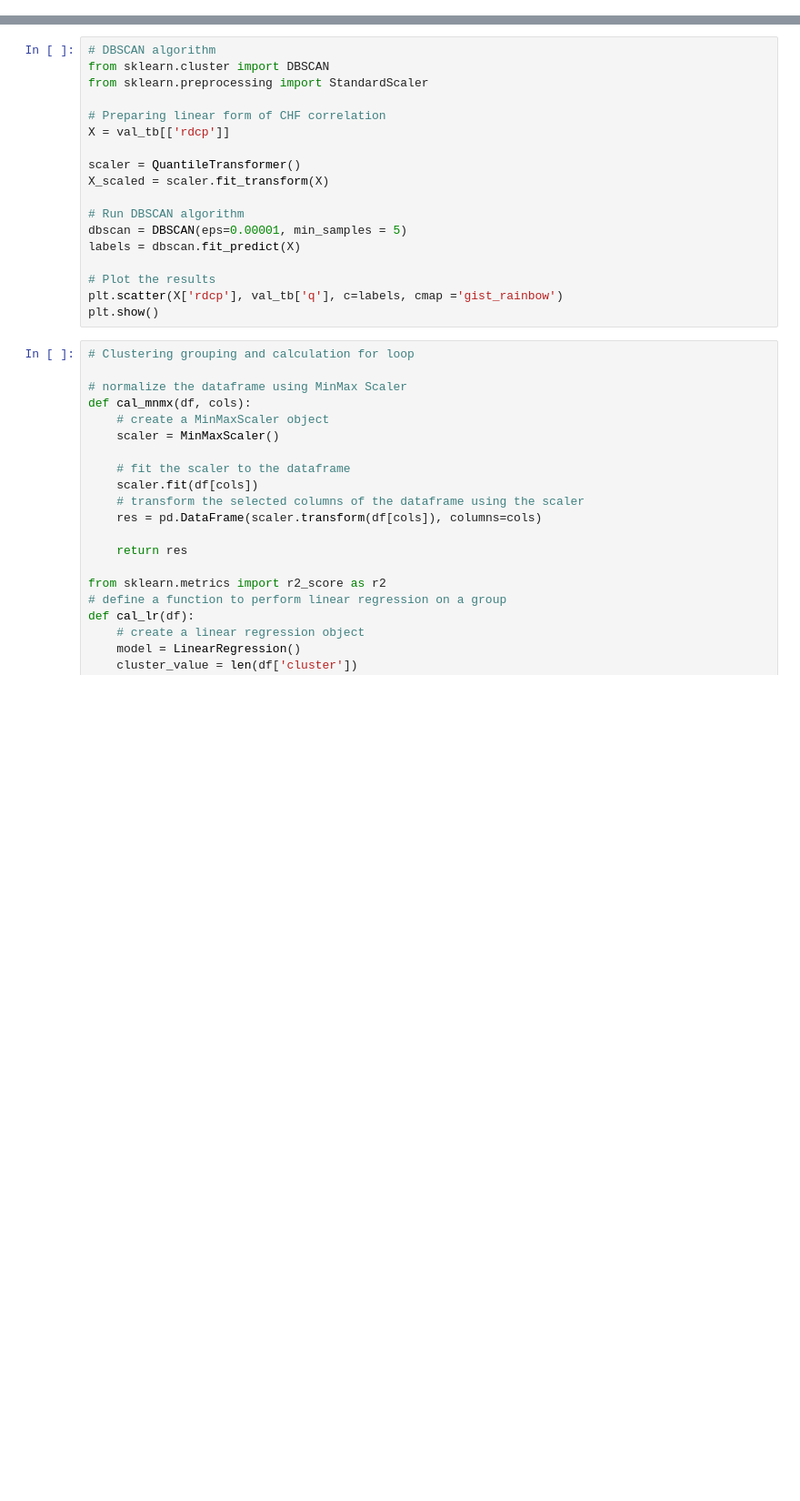
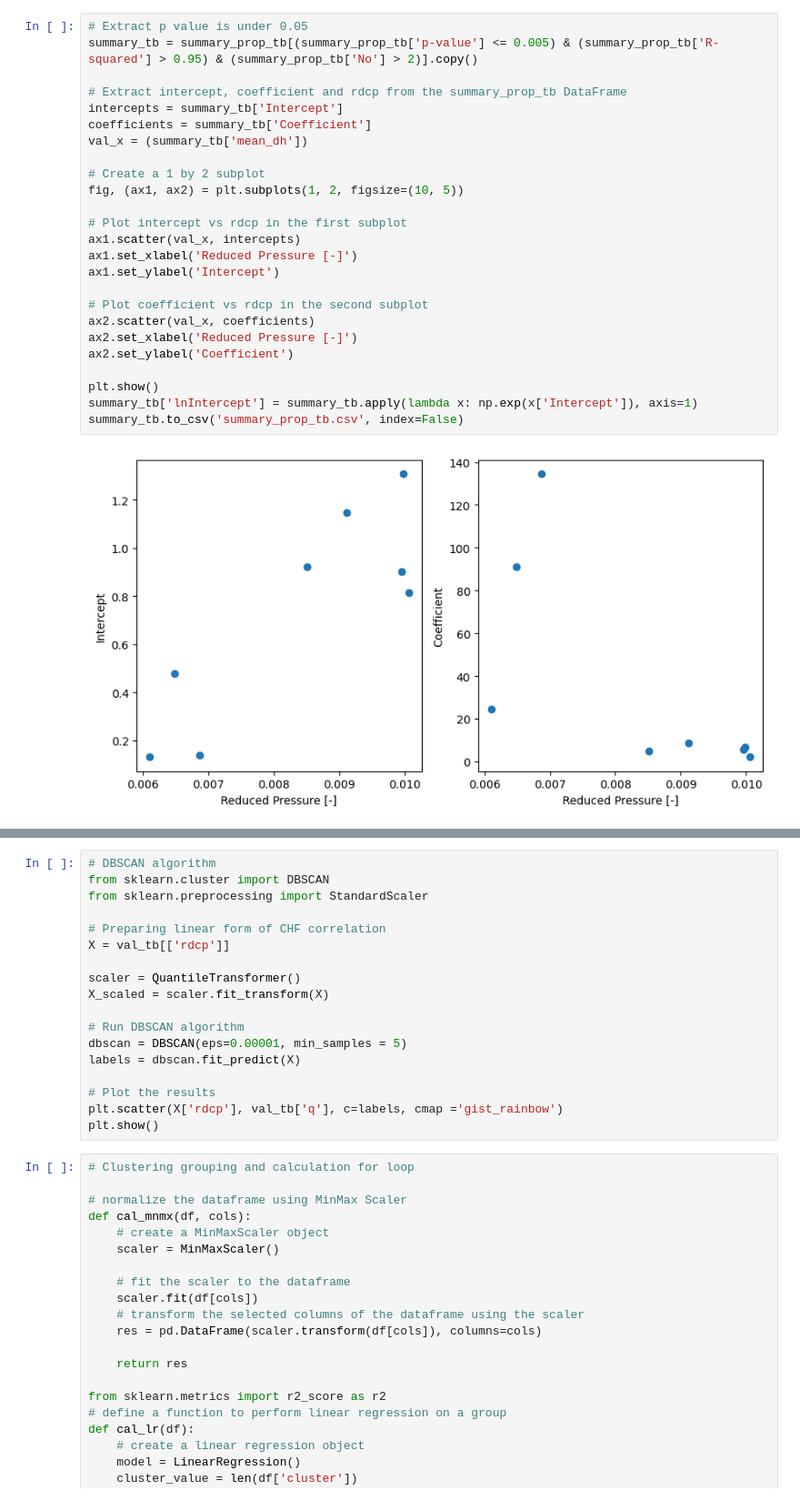
Before and after one commit to lemeap/rsrchCHF, a Jupyter notebook: Analysis.ipynb, the cells around one changed output, grey strips where cells are left out. Shown at 91% size. Saved outputs shown, nothing was run; the diff lists cells and outputs as text; blank space fills up the shorter version.

```diff
--- a/Analysis.ipynb
+++ b/Analysis.ipynb
@@ -102,0 +328,27 @@ prop_tb['vf_alpha'] = prop_tb.apply(lambda x: 1/(1+x['param']+x['kpa']*x['org_xo
+# %%
+# Extract p value is under 0.05
+summary_tb = summary_prop_tb[(summary_prop_tb['p-value'] <= 0.005) & (summary_prop_tb['R-squared'] > 0.95) & (summary_prop_tb['No'] > 2)].copy()
+
+# Extract intercept, coefficient and rdcp from the summary_prop_tb DataFrame
+intercepts = summary_tb['Intercept']
+coefficients = summary_tb['Coefficient']
+val_x = (summary_tb['mean_dh'])
+
+# Create a 1 by 2 subplot
+fig, (ax1, ax2) = plt.subplots(1, 2, figsize=(10, 5))
+
+# Plot intercept vs rdcp in the first subplot
+ax1.scatter(val_x, intercepts)
+ax1.set_xlabel('Reduced Pressure [-]')
+ax1.set_ylabel('Intercept')
+
+# Plot coefficient vs rdcp in the second subplot
+ax2.scatter(val_x, coefficients)
+ax2.set_xlabel('Reduced Pressure [-]')
+ax2.set_ylabel('Coefficient')
+
+plt.show()
+summary_tb['lnIntercept'] = summary_tb.apply(lambda x: np.exp(x['Intercept']), axis=1)
+summary_tb.to_csv('summary_prop_tb.csv', index=False)
+# %% [output]
+[figure, added]
```
Also changed, not shown: parts of 12 cells of this notebook, 3 other files.
